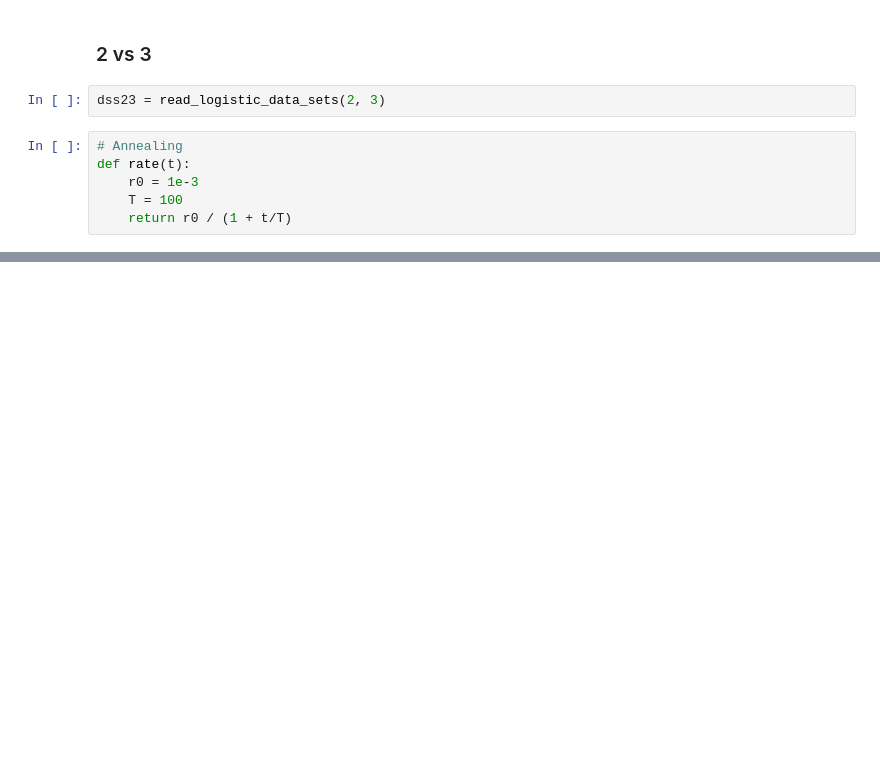
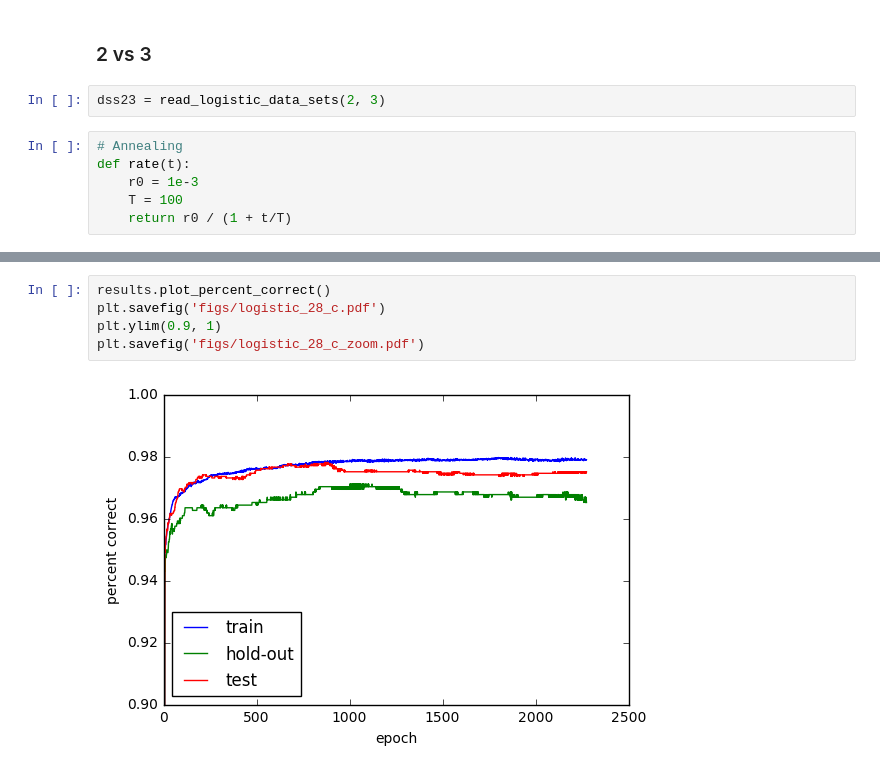
Before and after one commit to qobilidop/CSE-253-PA, a Jupyter notebook: 1/logistic.ipynb, the cells around one changed output, grey strips where cells are left out. Cells and saved outputs as stored; diff of their text form; blank space fills up the shorter version.

```diff
--- a/1/logistic.ipynb
+++ b/1/logistic.ipynb
@@ -96,0 +124,7 @@ plt.savefig('figs/logistic_23_c_zoom.pdf')
+# %%
+results.plot_percent_correct()
+plt.savefig('figs/logistic_28_c.pdf')
+plt.ylim(0.9, 1)
+plt.savefig('figs/logistic_28_c_zoom.pdf')
+# %% [output]
+[figure, added]
```
Also changed, not shown: parts of 9 cells of this notebook.
